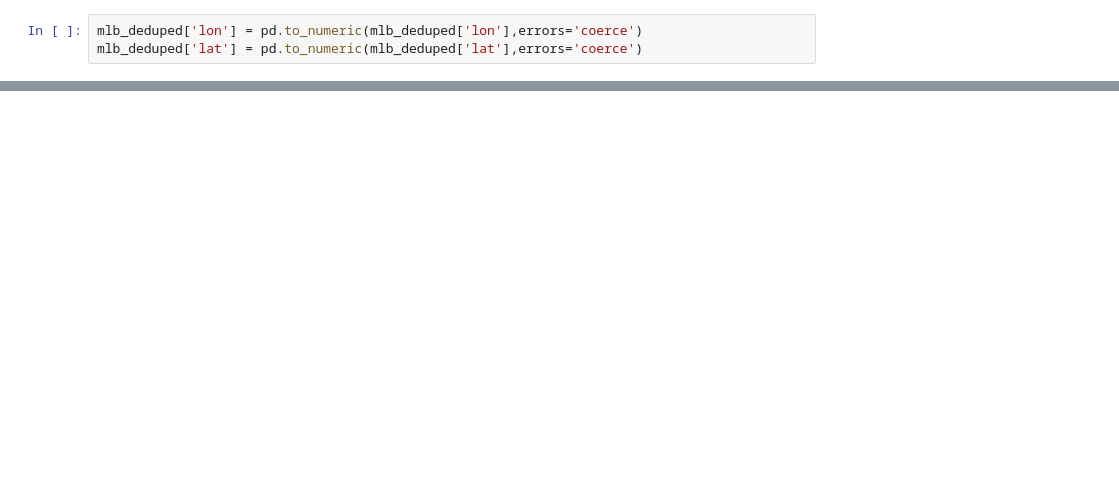
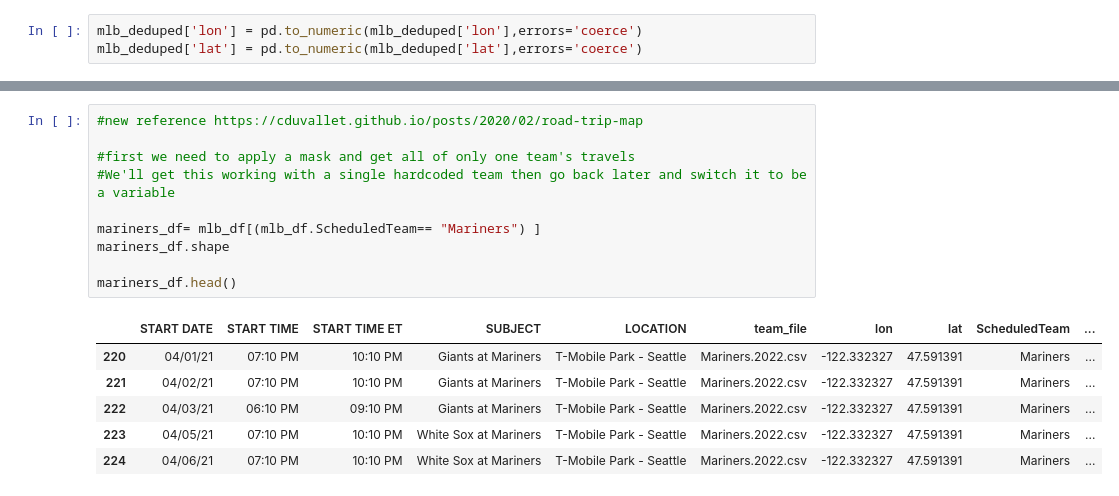
Before and after one commit to dcpatti/StadiumJourney, a Jupyter notebook: Basic Lat-Long.ipynb, the cells around one changed output, grey strips where cells are left out. Drawn from its saved outputs; the diff is of its cells as text; blank space fills up the shorter version.

```diff
--- a/Basic Lat-Long.ipynb
+++ b/Basic Lat-Long.ipynb
@@ -272 +259,18 @@ dist_matrix
 32 rows × 32 columns
+# %%
+#new reference https://cduvallet.github.io/posts/2020/02/road-trip-map
+
+#first we need to apply a mask and get all of only one team's travels
+#We'll get this working with a single hardcoded team then go back later and switch it to be a variable
+
+mariners_df= mlb_df[(mlb_df.ScheduledTeam== "Mariners") ]
+mariners_df.shape
+
+mariners_df.head()
+# %% [output]
+|  | START DATE | START TIME | START TIME ET | SUBJECT | LOCATION | team_file | lon | lat | ScheduledTeam | ... |
+| 220 | 04/01/21 | 07:10 PM | 10:10 PM | Giants at Mariners | T-Mobile Park - Seattle | Mariners.2022.csv | -122.332327 | 47.591391 | Mariners | ... |
+| 221 | 04/02/21 | 07:10 PM | 10:10 PM | Giants at Mariners | T-Mobile Park - Seattle | Mariners.2022.csv | -122.332327 | 47.591391 | Mariners | ... |
+| 222 | 04/03/21 | 06:10 PM | 09:10 PM | Giants at Mariners | T-Mobile Park - Seattle | Mariners.2022.csv | -122.332327 | 47.591391 | Mariners | ... |
+| 223 | 04/05/21 | 07:10 PM | 10:10 PM | White Sox at Mariners | T-Mobile Park - Seattle | Mariners.2022.csv | -122.332327 | 47.591391 | Mariners | ... |
+| 224 | 04/06/21 | 07:10 PM | 10:10 PM | White Sox at Mariners | T-Mobile Park - Seattle | Mariners.2022.csv | -122.332327 | 47.591391 | Mariners | ... |
```
Also changed, not shown: parts of 17 cells of this notebook.
